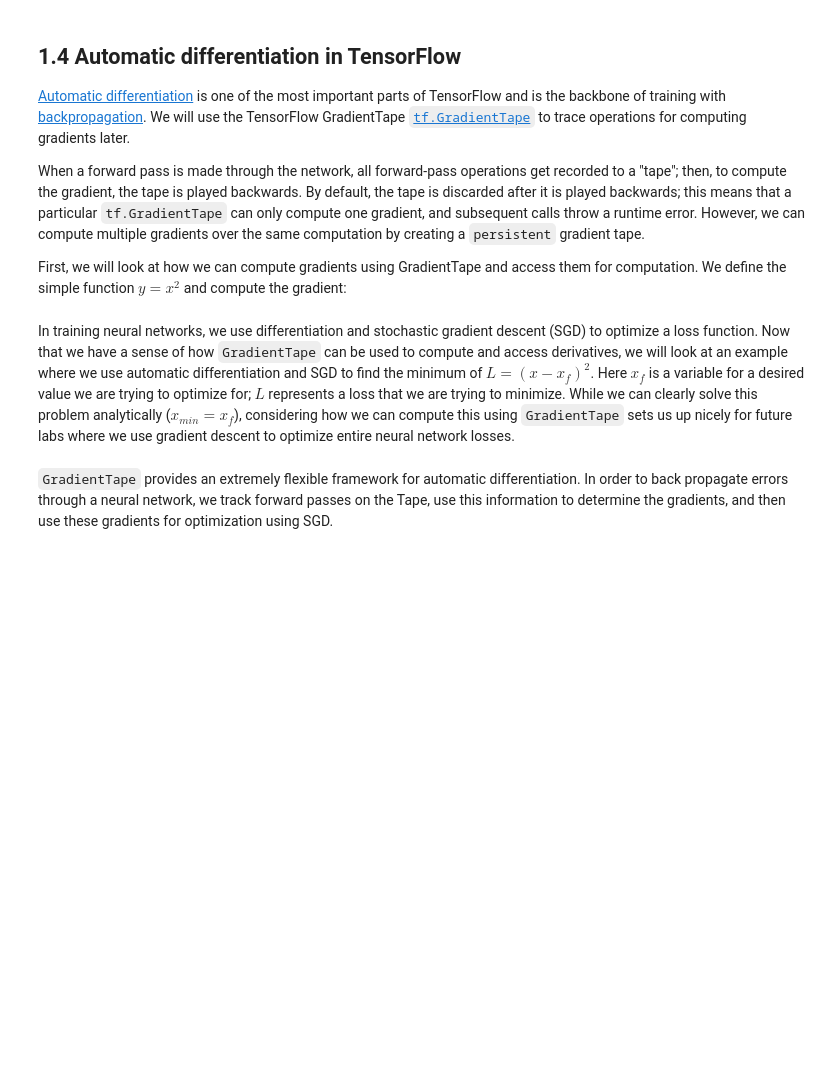
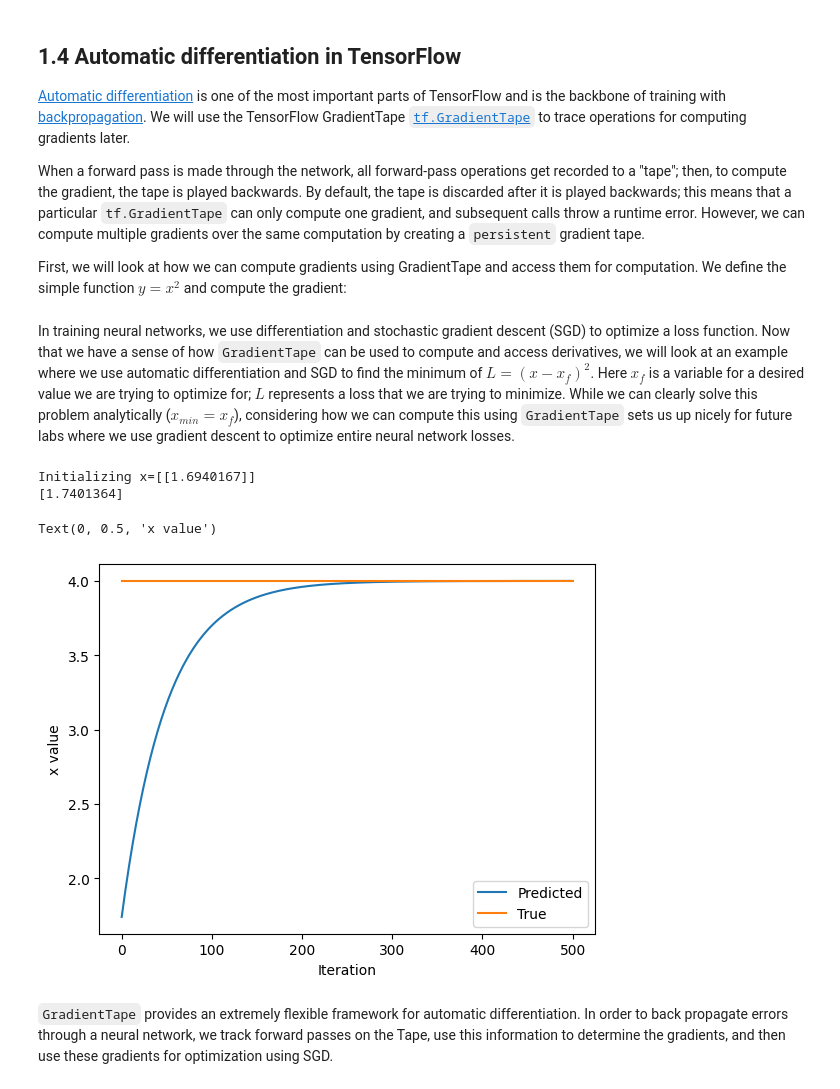
Before and after one commit to dusty-g/introtodeeplearning, a Jupyter notebook: lab1/Part1_TensorFlow.ipynb, the cells around one changed output. Cells and saved outputs as stored; diff of their text form; code cells hidden in the pictures; blank space fills up the shorter version.

```diff
--- a/lab1/Part1_TensorFlow.ipynb
+++ b/lab1/Part1_TensorFlow.ipynb
@@ -339,33 +351,41 @@ In training neural networks, we use differentiation and stochastic gradient desc
 # %%
 ### Function minimization with automatic differentiation and SGD ###
 
 # Initialize a random value for our initial x
 x = tf.Variable([tf.random.normal([1])])
 print("Initializing x={}".format(x.numpy()))
 
 learning_rate = 1e-2 # learning rate for SGD
 history = []
 # Define the target value
 x_f = 4
 
 # We will run SGD for a number of iterations. At each iteration, we compute the loss,
 #   compute the derivative of the loss with respect to x, and perform the SGD update.
 for i in range(500):
   with tf.GradientTape() as tape:
     '''TODO: define the loss as described above'''
-    loss = # TODO
+    diff = tf.subtract(x, x_f)
+
+    loss = tf.matmul(diff, diff)
 
   # loss minimization using gradient tape
   grad = tape.gradient(loss, x) # compute the derivative of the loss with respect to x
   new_x = x - learning_rate*grad # sgd update
   x.assign(new_x) # update the value of x
   history.append(x.numpy()[0])
 
 # Plot the evolution of x as we optimize towards x_f!
+print(history[0])
 plt.plot(history)
 plt.plot([0, 500],[x_f,x_f])
 plt.legend(('Predicted', 'True'))
 plt.xlabel('Iteration')
 plt.ylabel('x value')
+# %% [output]
+Initializing x=[[1.6940167]]
+[1.7401364]
+Text(0, 0.5, 'x value')
+[figure, added]
 # %% [markdown]
 `GradientTape` provides an extremely flexible framework for automatic differentiation. In order to back propagate errors through a neural network, we track forward passes on the Tape, use this information to determine the gradients, and then use these gradients for optimization using SGD.
```
Also changed, not shown: parts of 11 cells of this notebook.
